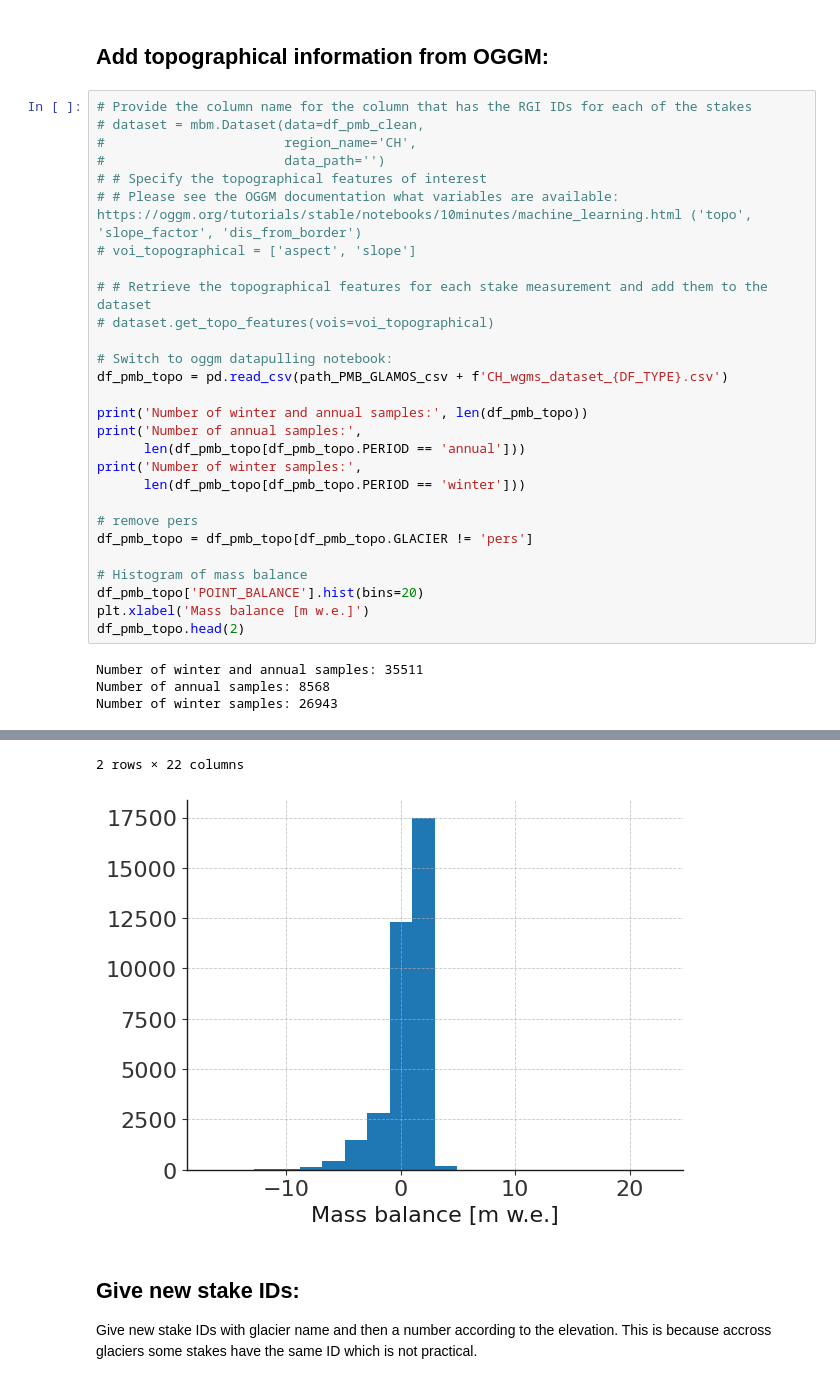
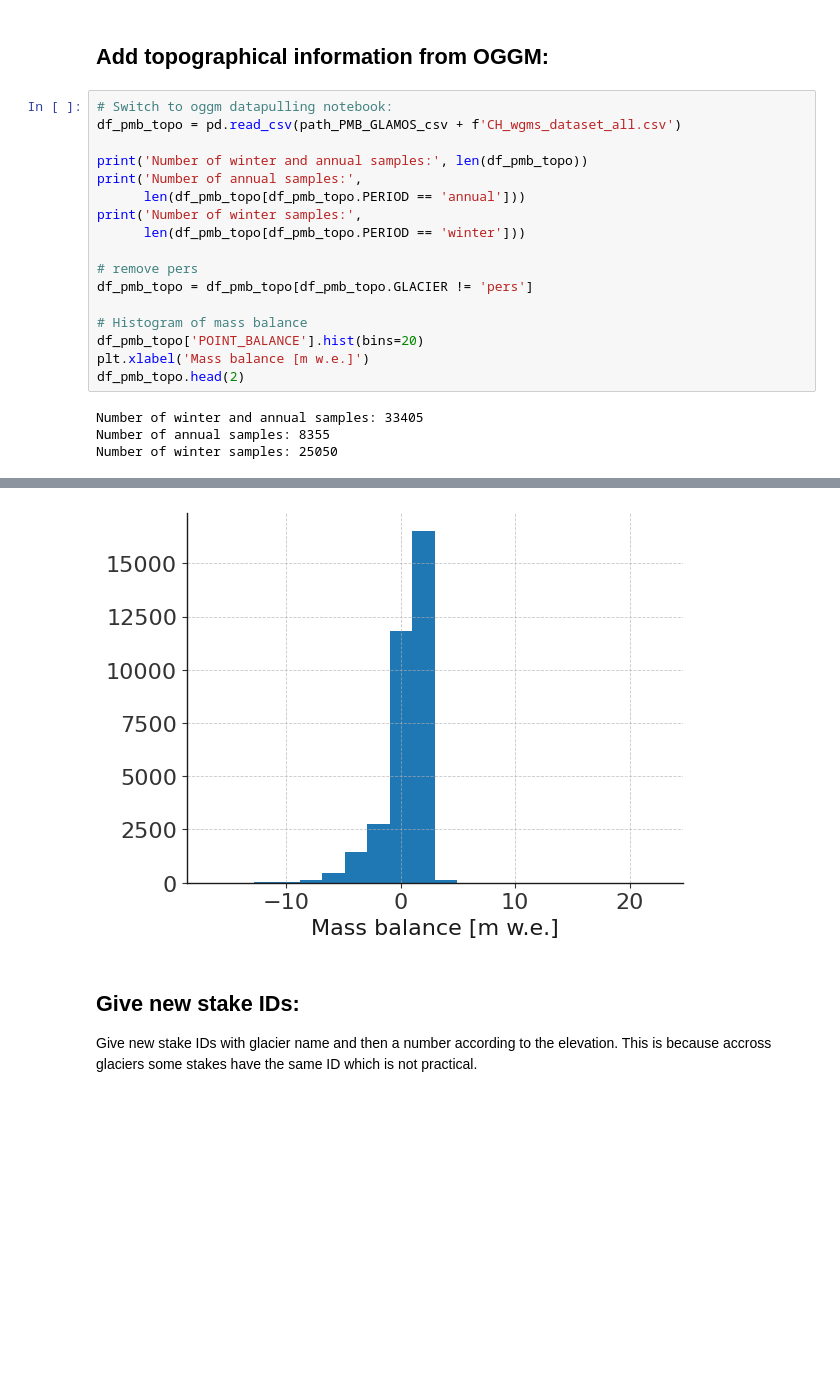
Before and after one commit to ODINN-SciML/MassBalanceMachine, a Jupyter notebook: regions/Switzerland/1.1 GLAMOS_preprocessing.ipynb, the cells around one changed output, grey strips where cells are left out. Saved outputs shown, nothing was run; the diff lists cells and outputs as text; blank space fills up the shorter version.

```diff
--- a/regions/Switzerland/1.1 GLAMOS_preprocessing.ipynb
+++ b/regions/Switzerland/1.1 GLAMOS_preprocessing.ipynb
@@ -843,19 +846,8 @@ Number of glaciers: 42
 # %% [markdown]
 ## Add topographical information from OGGM:
 # %%
-# Provide the column name for the column that has the RGI IDs for each of the stakes
-# dataset = mbm.Dataset(data=df_pmb_clean,
-#                       region_name='CH',
-#                       data_path='')
-# # Specify the topographical features of interest
-# # Please see the OGGM documentation what variables are available: https://oggm.org/tutorials/stable/notebooks/10minutes/machine_learning.html ('topo', 'slope_factor', 'dis_from_border')
-# voi_topographical = ['aspect', 'slope']
-
-# # Retrieve the topographical features for each stake measurement and add them to the dataset
-# dataset.get_topo_features(vois=voi_topographical)
-
 # Switch to oggm datapulling notebook:
-df_pmb_topo = pd.read_csv(path_PMB_GLAMOS_csv + f'CH_wgms_dataset_{DF_TYPE}.csv')
+df_pmb_topo = pd.read_csv(path_PMB_GLAMOS_csv + f'CH_wgms_dataset_all.csv')
 
 print('Number of winter and annual samples:', len(df_pmb_topo))
 print('Number of annual samples:',
@@ -871,7 +863,7 @@ df_pmb_topo['POINT_BALANCE'].hist(bins=20)
 plt.xlabel('Mass balance [m w.e.]')
 df_pmb_topo.head(2)
 # %% [output]
-Number of winter and annual samples: 35511
-Number of annual samples: 8568
-Number of winter samples: 26943
+Number of winter and annual samples: 33405
+Number of annual samples: 8355
+Number of winter samples: 25050
 |  | YEAR | POINT_ID | GLACIER | FROM_DATE | TO_DATE | POINT_LAT | POINT_LON | POINT_ELEVATION | POINT_BALANCE | ... |
@@ -880,5 +872,4 @@ Number of winter samples: 26943
-2 rows × 22 columns
-[figure, old version]
+[figure, new version]
 # %% [markdown]
 ## Give new stake IDs:
 Give new stake IDs with glacier name and then a number according to the elevation. This is because accross glaciers some stakes have the same ID which is not practical.
```
Also changed, not shown: parts of 7 cells of this notebook, 14 other files.
